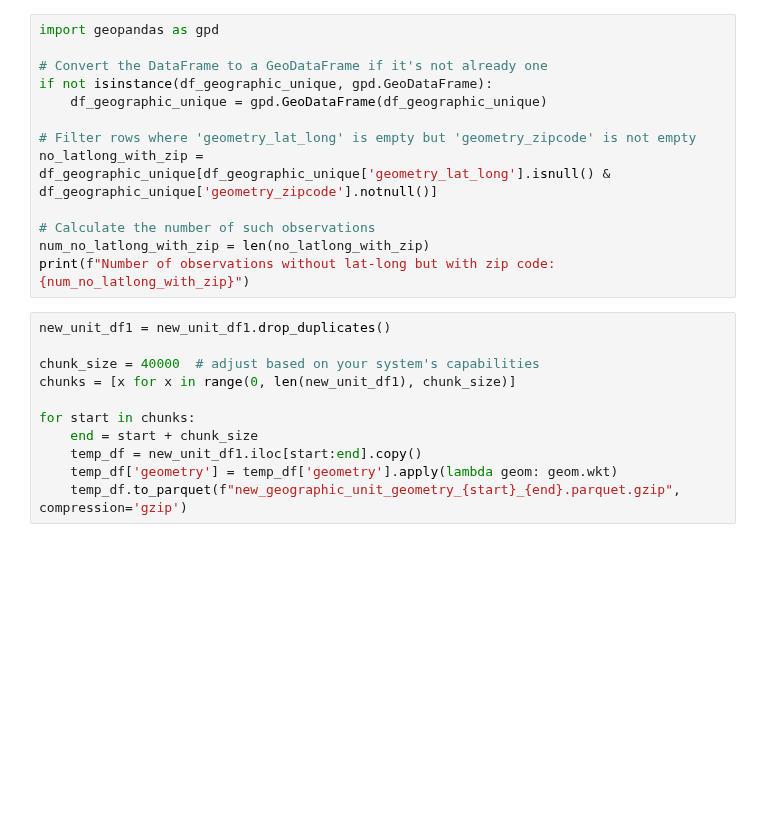
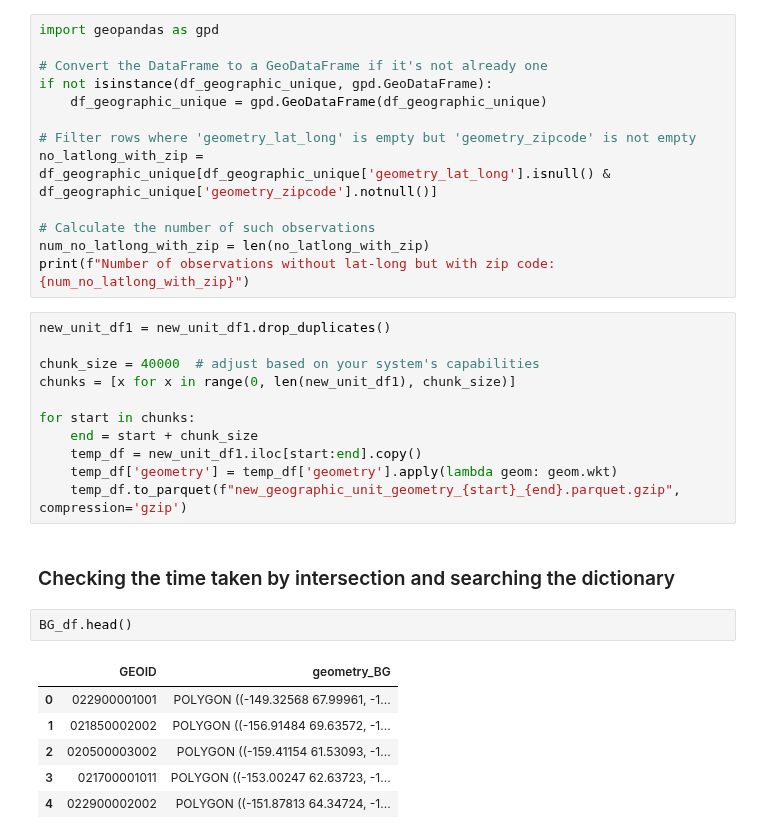
Before and after one commit to LayanKaushik/FloodClaimGeospatialImprovements, a Jupyter notebook: Code/New_geographic_unit_creation_updated (1).ipynb, the cells around one changed output. Saved outputs shown, nothing was run; the diff lists cells and outputs as text; blank space fills up the shorter version.

```diff
--- a/Code/New_geographic_unit_creation_updated (1).ipynb
+++ b/Code/New_geographic_unit_creation_updated (1).ipynb
@@ -1255,3 +1305,14 @@ for start in chunks:
     temp_df = new_unit_df1.iloc[start:end].copy()
     temp_df['geometry'] = temp_df['geometry'].apply(lambda geom: geom.wkt)
     temp_df.to_parquet(f"new_geographic_unit_geometry_{start}_{end}.parquet.gzip", compression='gzip')
+# %% [markdown]
+### Checking the time taken by intersection and searching the dictionary
+# %%
+BG_df.head()
+# %% [output]
+|  | GEOID | geometry_BG |
+| 0 | 022900001001 | POLYGON ((-149.32568 67.99961, -1... |
+| 1 | 021850002002 | POLYGON ((-156.91484 69.63572, -1... |
+| 2 | 020500003002 | POLYGON ((-159.41154 61.53093, -1... |
+| 3 | 021700001011 | POLYGON ((-153.00247 62.63723, -1... |
+| 4 | 022900002002 | POLYGON ((-151.87813 64.34724, -1... |
```
Also changed, not shown: parts of 9 cells of this notebook, 1 other file.
